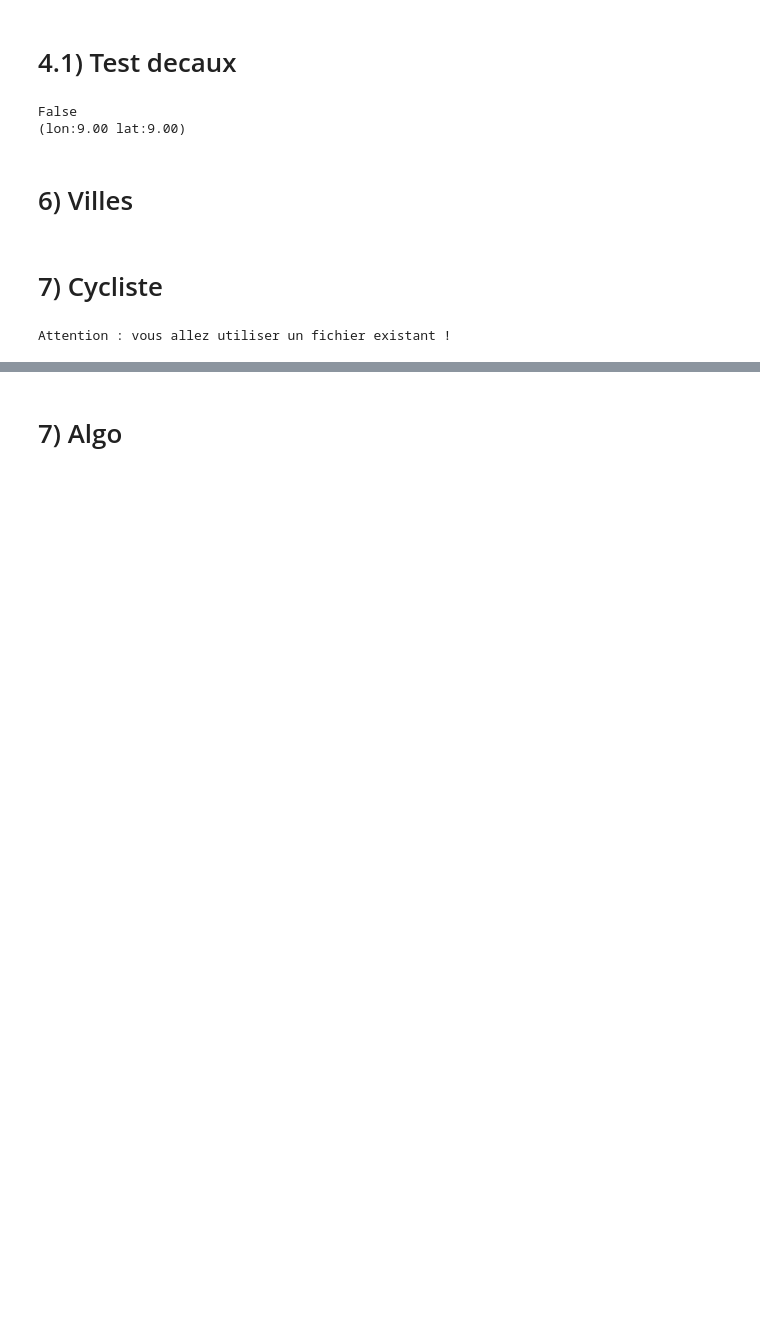
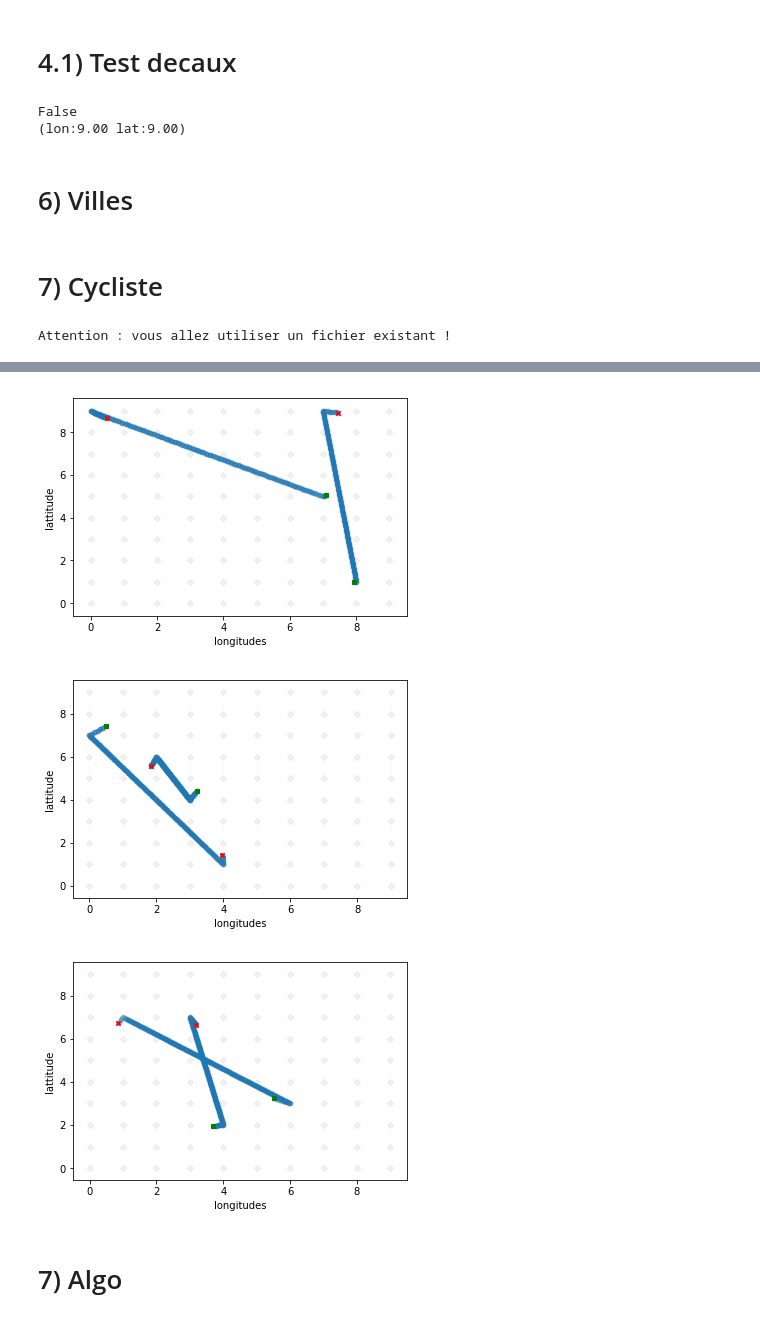
Before and after one commit to romainjouin/formation_python, a Jupyter notebook: 01_velib.ipynb, the cells around one changed output, grey strips where cells are left out. Cells and saved outputs as stored; diff of their text form; code cells hidden in the pictures; blank space fills up the shorter version.

```diff
--- a/01_velib.ipynb
+++ b/01_velib.ipynb
@@ -697,0 +636,12 @@ SyntaxError: 'return' outside function (<ipython-input-544-7bc0f888da34>, line 1
+# %%
+for i in range(3):
+    p = Prestataire(10,10)
+    nb_cyclistes = 2
+    v = Ville(nb_cyclistes,p)
+    for i in range(500):
+        v.reveil()
+    v.draw_parcours()
+# %% [output]
+[figure, added]
+[figure, added]
+[figure, added]
```
Also changed, not shown: parts of 14 cells of this notebook.
